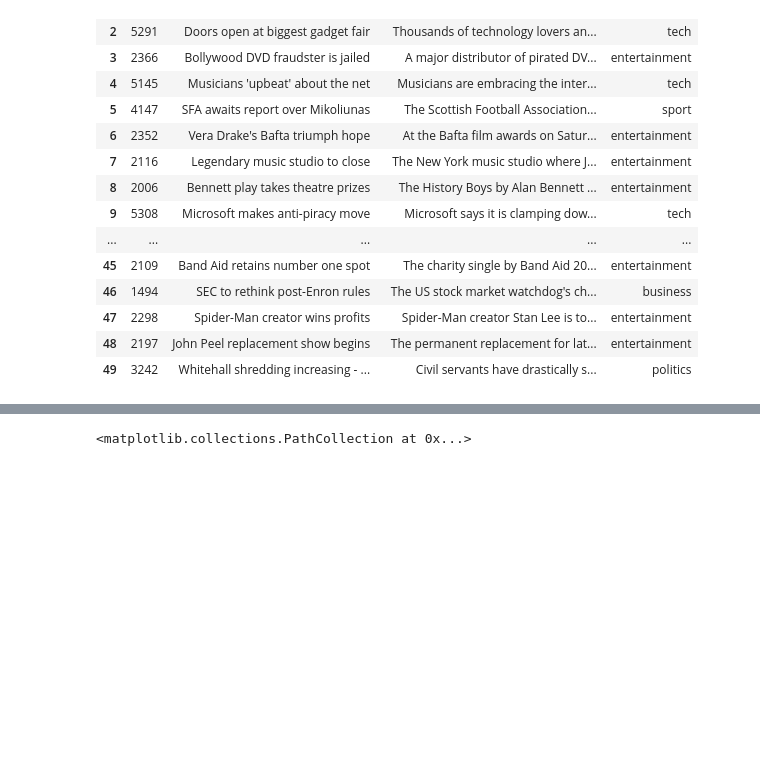
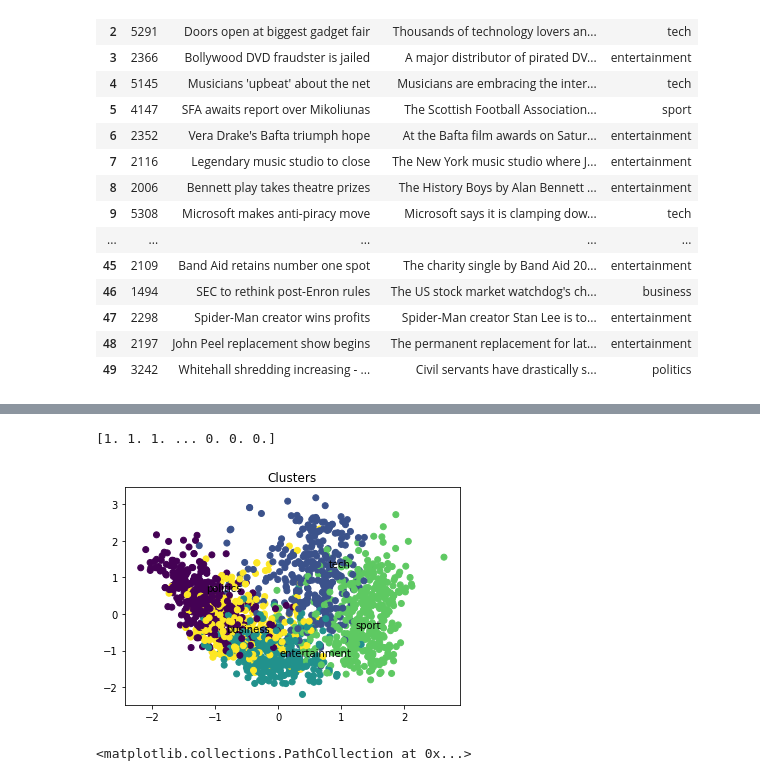
Before and after one commit to TazTornado/MiningTheNews, a Jupyter notebook: src/Categorization.ipynb, the cells around one changed output, grey strips where cells are left out. Cells and saved outputs as stored; diff of their text form; code cells hidden in the pictures; blank space fills up the shorter version.

```diff
--- a/src/Categorization.ipynb
+++ b/src/Categorization.ipynb
@@ -893,0 +905,13 @@ assigned_clusters = kclusterer.cluster(result, assign_clusters=True)
+# %%
+maps = dict(zip(labels, range(0,5)))
+maps
+
+def color_map(strings, colors):
+    final = []
+    for string in strings:
+        final.append(colors[string])
+        print(string, colors[string])
+    return final
+
+train_colors = color_map(train_categories, maps)
+train_colors
@@ -903,3 +952,18 @@ for i, word in enumerate(labels):
+# %%
+# purple = 0 = business
+# yellow = 1 = entertainment
+# teal = 2 = politics
+# bright green = 3 = sport
+# blue = 4 = tech
+pyplot.scatter(result[:, 0], result[:, 1], c = train_colors)
+pyplot.title('Clusters')
+
+for i, word in enumerate(labels):
+    pyplot.annotate(word, xy=(means[i, 0], means[i, 1]))
+print(zerr)
+# %% [output]
+[1. 1. 1. ... 0. 0. 0.]
+[figure, added]
 # %%
 pyplot.scatter(means[:, 0], means[:, 1], c = kclusterer.cluster_names(), marker = '+', s = 150)
 # %% [output]
```
Also changed, not shown: parts of 8 cells of this notebook.
